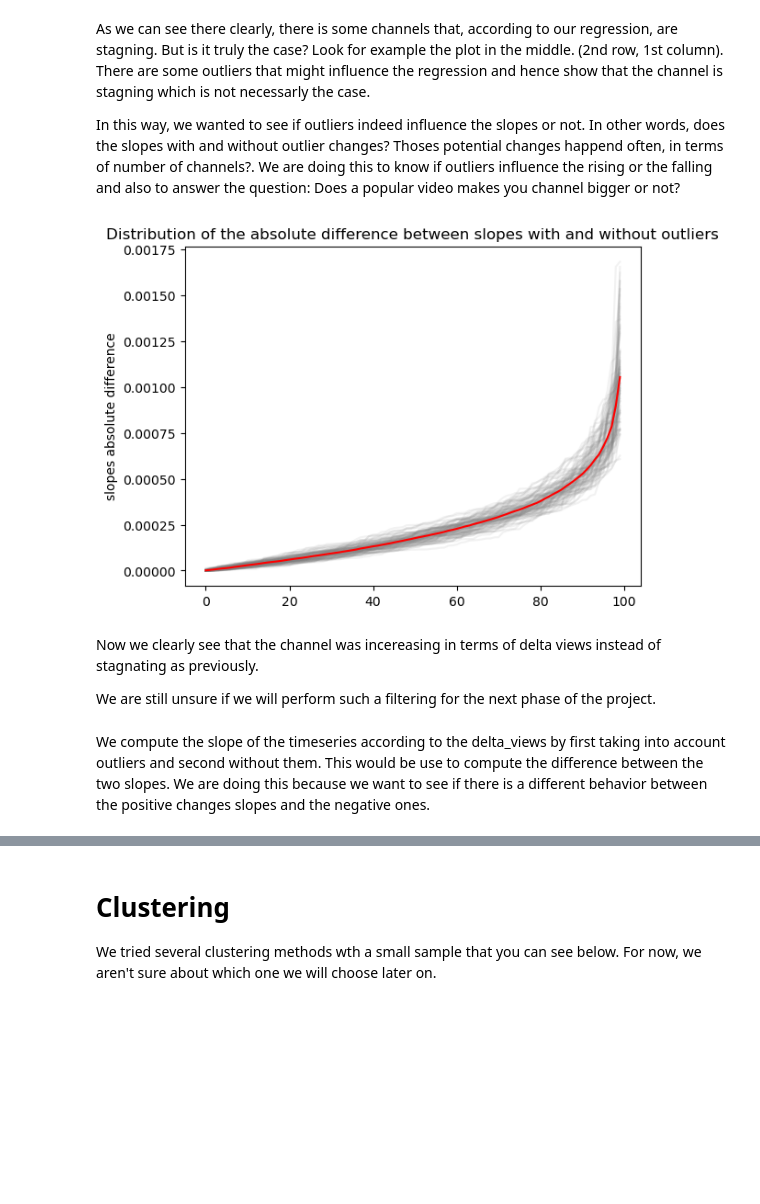
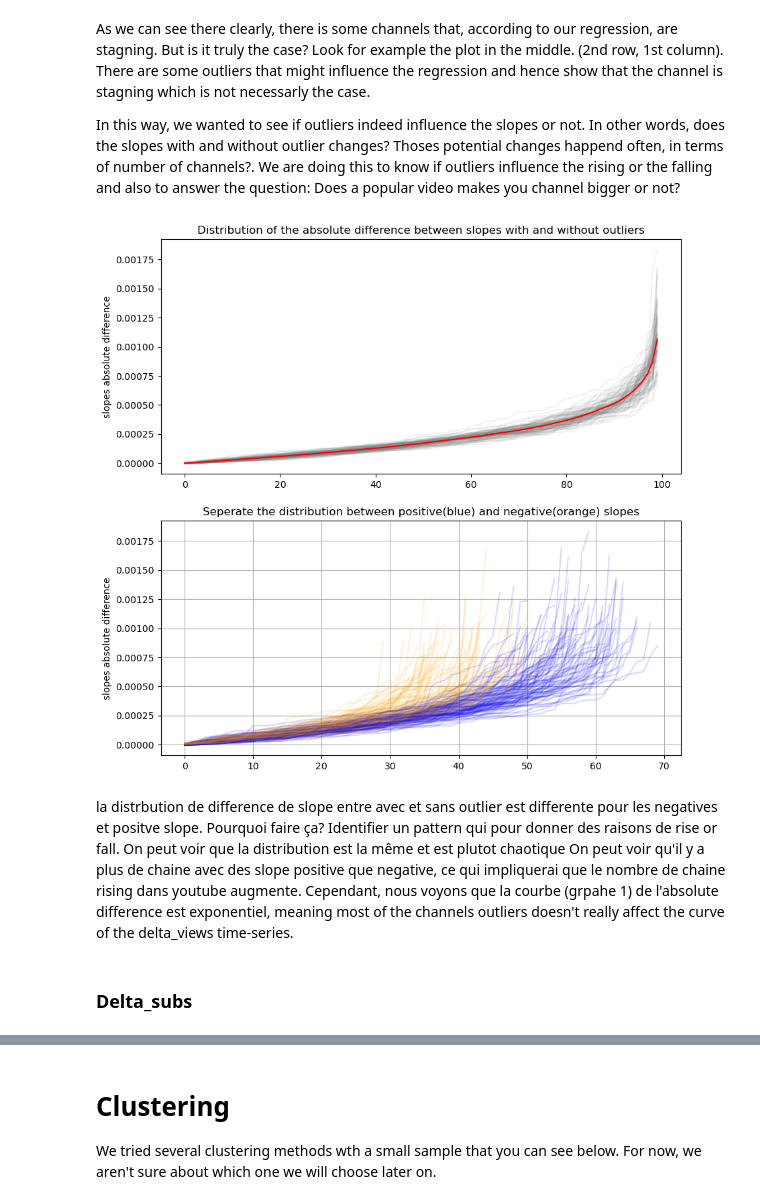
Before and after one commit to epfl-ada/ada-2022-project-pinacolada, a Jupyter notebook: notebook.ipynb, the cells around one changed output, grey strips where cells are left out. Drawn from its saved outputs; the diff is of its cells as text; code cells hidden in the pictures; blank space fills up the shorter version.

Commit message:
outlier implemented

```diff
--- a/notebook.ipynb
+++ b/notebook.ipynb
@@ -26,12 +26,12 @@ import pickle
 # %% [markdown]
 ### Importing data
 # %%
-DIR = "../"
-PATH_CHANNELS_DST = DIR + "df_channels_en.tsv.gz"
-PATH_TIME_SERIES_DST = DIR + "df_timeseries_en.tsv.gz"
-PATH_COMMENTS_AUTHOR_DST = DIR + "num_comments_authors.tsv.gz"
-PATH_COMMENTS_DST = DIR + "num_comments.tsv.gz"
-PATH_METADATA_DST = DIR + "yt_metadata_en.jsonl.gz"
+DIR = "./data/"
+PATH_CHANNELS_DST = DIR + "df_channels_en.tsv"
+PATH_TIME_SERIES_DST = DIR + "df_timeseries_en.tsv"
+PATH_COMMENTS_AUTHOR_DST = DIR + "num_comments_authors.tsv"
+PATH_COMMENTS_DST = DIR + "num_comments.tsv"
+PATH_METADATA_DST = DIR + "yt_metadata_en.jsonl"
 PATH_METADATA_HELPER = DIR + "yt_metadata_helper.feather"
 # %%
 channels = pd.read_csv(PATH_CHANNELS_DST, sep = '\t')
@@ -202,7 +276,7 @@ file = open('clean_timeseries', 'wb')
 pickle.dump(long_timeseries, file)
 file.close()
 # %%
-file = open('clean_timeseries', 'rb')
+file = open('./data/clean_timeseries', 'rb')
 long_timeseries = pickle.load(file)
 file.close()
 # %% [markdown]
@@ -344,24 +420,42 @@ def sample_from_dict(d, sample=100):
     values = [d[k] for k in keys]
     return dict(zip(keys, values))
 # %%
+N = 100
 mean = 0
-N = 100
+mean_pos = np.zeros(N)
+mean_neg = np.zeros(N)
+fig, ax = plt.subplots(2, figsize=(10, 10))
 for i in range(N):
     sample_diff_slopes = sample_from_dict(diff_slopes)
     sample_diff_slopes_df = pd.DataFrame.from_dict(sample_diff_slopes, orient='index', columns=['slopes'])
     mean += sample_diff_slopes_df.slopes.sort_values().values / N
-    plt.plot(range(len(sample_diff_slopes_df.index)), sample_diff_slopes_df.slopes.sort_values(), color="grey", alpha=0.1)
+    ax[0].plot(range(len(sample_diff_slopes_df.index)), sample_diff_slopes_df.slopes.sort_values(), color="grey", alpha=0.1)
 
-plt.plot(range(len(sample_diff_slopes_df.index)), mean, color="red")
-plt.title("Distribution of the absolute difference between slopes with and without outliers")
-plt.ylabel("slopes absolute difference")
-plt.show()
+    #######################################################################################################################
+
+    sample_dict_slope_with_outliers = {key: dict_slope_with_outliers[key]['slope'] for key in list(sample_diff_slopes.keys())}
+    sample_dict_slope_without_outliers = {key: dict_slope_without_outliers[key]['slope'] for key in list(sample_diff_slopes.keys())}
+
+    sample_diff_slopes_df = pd.DataFrame.from_dict(sample_diff_slopes, orient='index', columns=['slopes'])
+    sample_slope_with_outliers_df = pd.DataFrame.from_dict(sample_dict_slope_with_outliers, orient='index', columns=['slopes'])
+    sample_slope_without_outliers_df = pd.DataFrame.from_dict(sample_dict_slope_without_outliers, orient='index', columns=['slopes'])
+
+    s = sample_slope_with_outliers_df[sample_slope_with_outliers_df.slopes >= 0]
+    u = sample_diff_slopes_df[sample_diff_slopes_df.index.isin(s.index)]
+    # mean_pos += np.hstack([u.slopes.sort_values().values, np.ones(N - len(u.slopes.sort_values().values)) * u.slopes.sort_values().values[-1]]) / N
+    ax[1].plot(range(len(u)), u.slopes.sort_values(), color="blue", alpha=0.15)
+
+    t = sample_slope_with_outliers_df[sample_slope_with_outliers_df.slopes < 0]
+    v = sample_diff_slopes_df[sample_diff_slopes_df.index.isin(t.index)]
+    # mean_neg += np.hstack([v.slopes.sort_values().values, np.ones(N - len(v.slopes.sort_values().values)) * v.slopes.sort_values().values[-1]]) / N
+    ax[1].plot(range(len(v)), v.slopes.sort_values(), color="orange", alpha=0.15)
+
+ax[0].plot(range(len(sample_diff_slopes_df.index)), mean, color="red")
+ax[0].set_title("Distribution of the absolute difference between views slopes with and without outliers")
+ax[0].set_ylabel("views slopes absolute difference")
+
+ax[1].set_title("Seperate the distribution between positive(blue) and negative(orange) views slopes")
+ax[1].set_ylabel("views slopes absolute difference")
+ax[1].grid()
 # %% [output]
-[figure, old version]
+[figure, new version]
-# %% [markdown]
-Now we clearly see that the channel was incereasing in terms of delta views instead of stagnating as previously.
-
-We are still unsure if we will perform such a filtering for the next phase of the project.
-# %% [markdown]
-
-We compute the slope of the timeseries according to the delta_views by first taking into account outliers and second without them. This would be use to compute the difference between the two slopes. We are doing this because we want to see if there is a different behavior between the positive changes slopes and the negative ones.
@@ -393,0 +462,5 @@ for name, channel_df in tqdm(long_timeseries_norm.groupby('channel')):
+# %% [markdown]
+la distrbution de difference de slope entre avec et sans outlier est differente pour les negatives et positve slope. Pourquoi faire ça? Identifier un pattern qui pour donner des raisons de rise or fall. On peut voir que la distribution est la même et est plutot chaotique
+On peut voir qu'il y a plus de chaine avec des slope positive que negative, ce qui impliquerai que le nombre de chaine rising dans youtube augmente. Cependant, nous voyons que la courbe (grpahe 1) de l'absolute difference est exponentiel, meaning most of the channels outliers doesn't really affect the curve of the delta_views time-series.
+# %% [markdown]
+### Delta_subs
```
Also changed, not shown: parts of 23 cells of this notebook, 1 other file.
